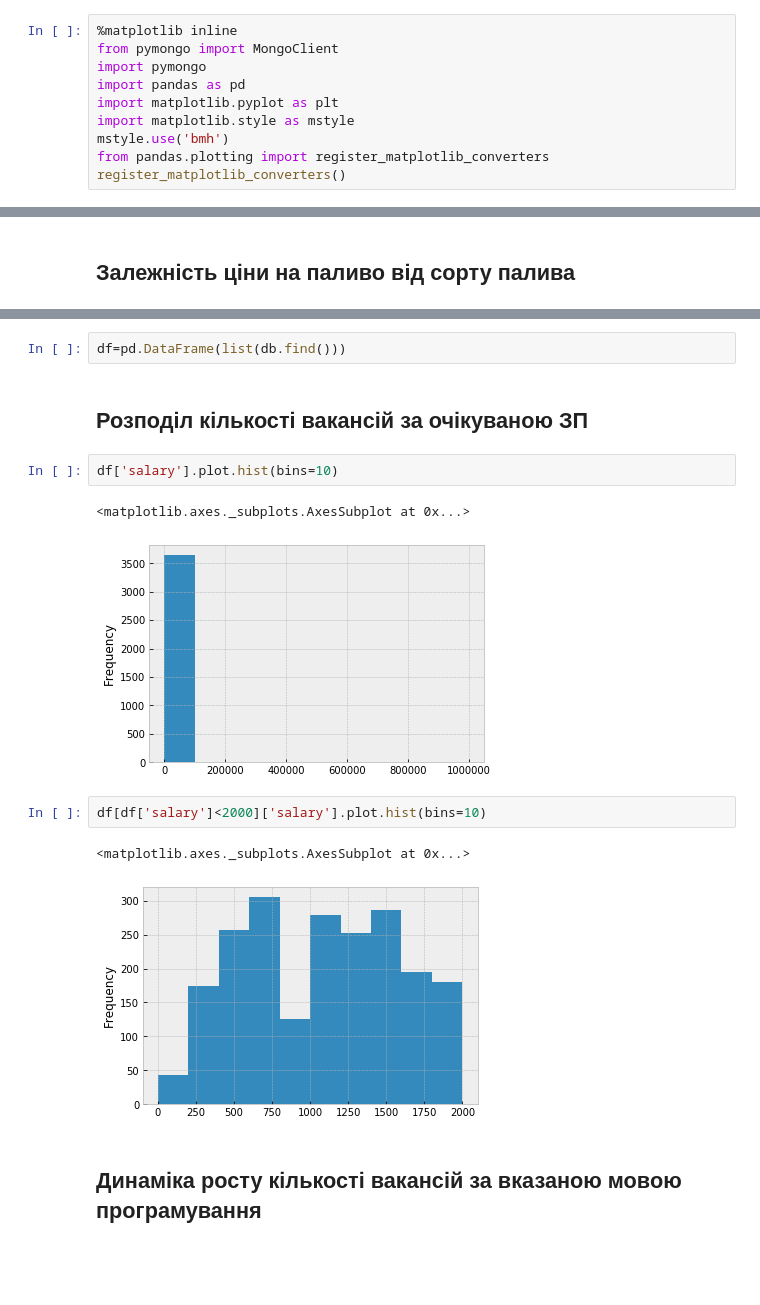
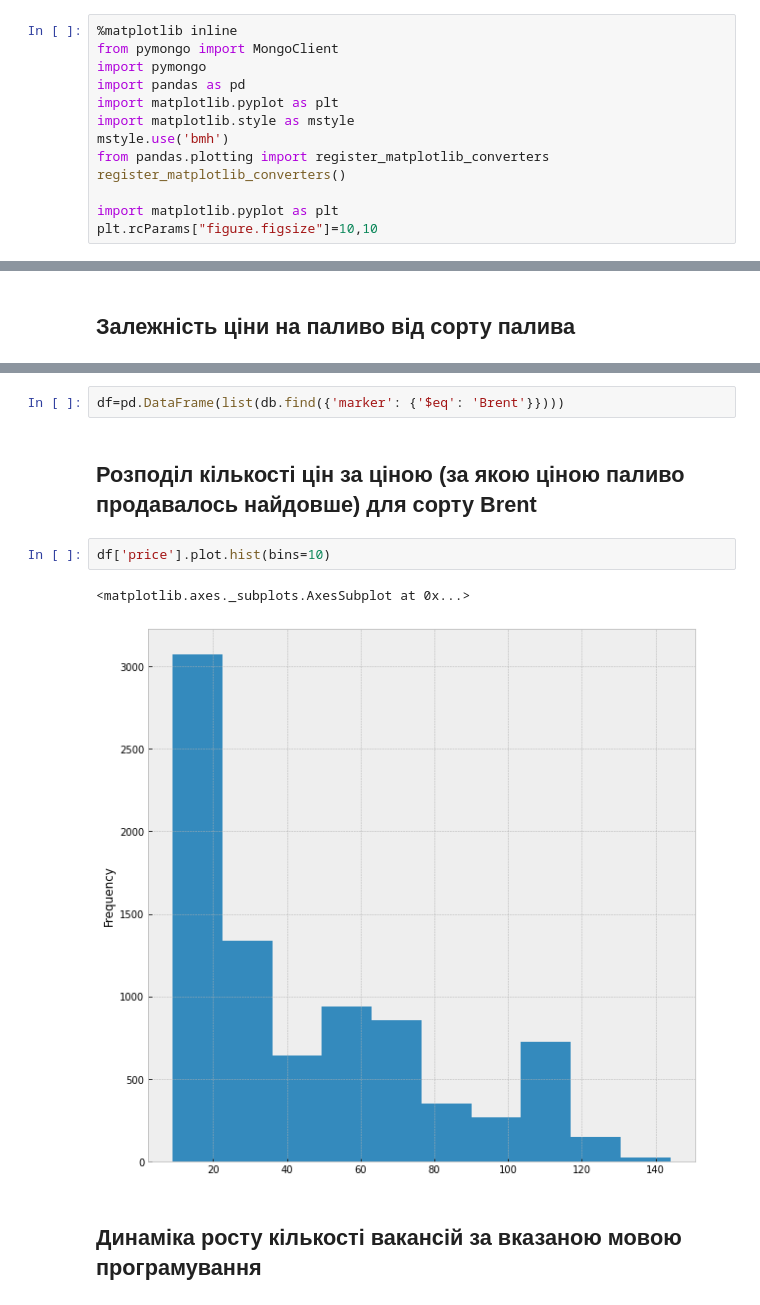
Before and after one commit to mihamor/db_course_work, a Jupyter notebook: Notebook.ipynb, the cells around one changed output, grey strips where cells are left out. Cells and saved outputs as stored; diff of their text form; blank space fills up the shorter version.

```diff
--- a/Notebook.ipynb
+++ b/Notebook.ipynb
@@ -8,6 +8,9 @@ import matplotlib.style as mstyle
 mstyle.use('bmh')
 from pandas.plotting import register_matplotlib_converters
 register_matplotlib_converters()
+
+import matplotlib.pyplot as plt
+plt.rcParams["figure.figsize"]=10,10
 # %%
 db=MongoClient(host='localhost',port=27017).mydb.cwdb
 df = pd.DataFrame(list(db.find({}).sort([('date', pymongo.ASCENDING)])))
@@ -58,16 +58,11 @@ plt.show()
 # %%
-df=pd.DataFrame(list(db.find()))
+df=pd.DataFrame(list(db.find({'marker': {'$eq': 'Brent'}})))
-# %% [markdown]
-## Розподіл кількості вакансій за очікуваною ЗП
+# %% [markdown]
+## Розподіл кількості цін за ціною (за якою ціною паливо продавалось найдовше) для сорту Brent
 # %%
-df['salary'].plot.hist(bins=10)
+df['price'].plot.hist(bins=10)
 # %% [output]
 <matplotlib.axes._subplots.AxesSubplot at 0x...>
-[figure, old version]
+[figure, new version]
-# %%
-df[df['salary']<2000]['salary'].plot.hist(bins=10)
-# %% [output]
-<matplotlib.axes._subplots.AxesSubplot at 0x...>
-[figure, removed]
 # %% [markdown]
 ## Динаміка росту кількості вакансій за вказаною мовою програмування
```
Also changed, not shown: parts of 30 cells of this notebook, 3 other files.
